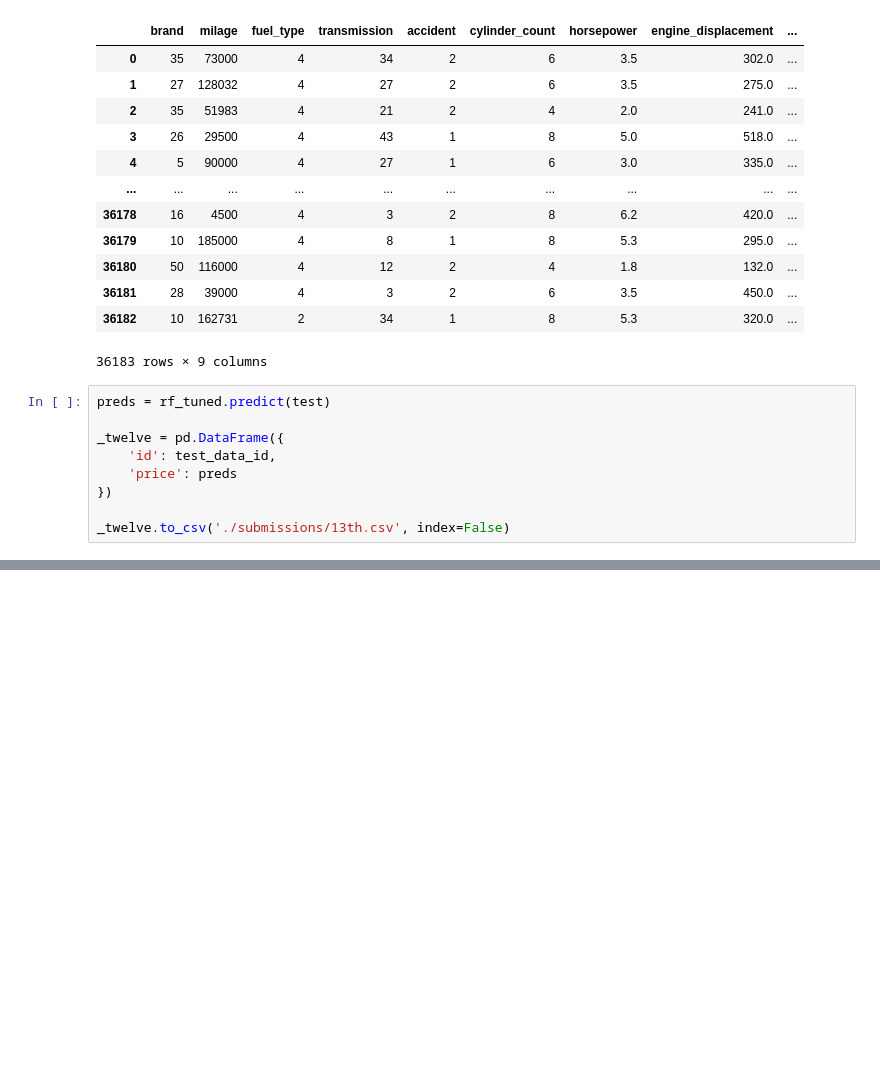
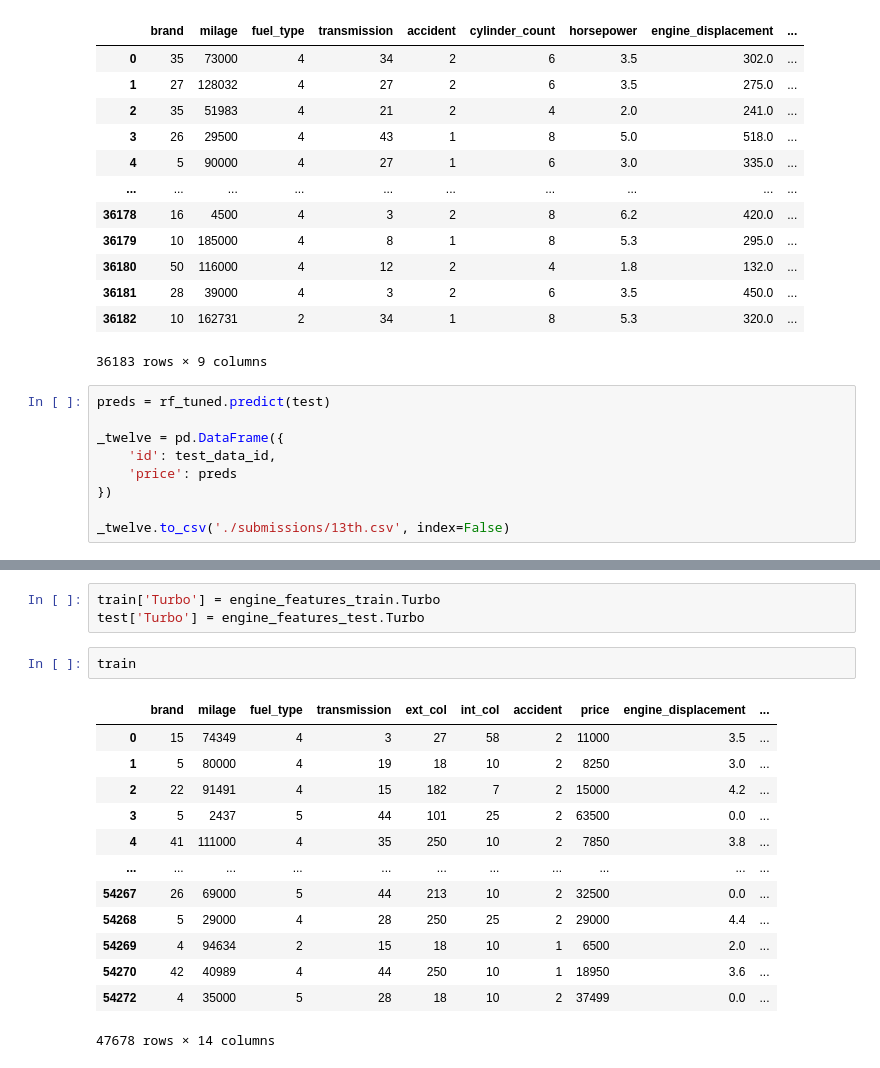
Before and after one commit to othnielche/KaggleX-Skill-Assessment-Challenge-2024, a Jupyter notebook: KaggleX challenge.ipynb, the cells around one changed output, grey strips where cells are left out. Saved outputs shown, nothing was run; the diff lists cells and outputs as text; blank space fills up the shorter version.

```diff
--- a/KaggleX challenge.ipynb
+++ b/KaggleX challenge.ipynb
@@ -2636,0 +2655,19 @@ Name: count, Length: 1061, dtype: int64
+# %%
+train['Turbo'] = engine_features_train.Turbo
+test['Turbo'] = engine_features_test.Turbo
+# %%
+train
+# %% [output]
+|  | brand | milage | fuel_type | transmission | ext_col | int_col | accident | price | engine_displacement | ... |
+| 0 | 15 | 74349 | 4 | 3 | 27 | 58 | 2 | 11000 | 3.5 | ... |
+| 1 | 5 | 80000 | 4 | 19 | 18 | 10 | 2 | 8250 | 3.0 | ... |
+| 2 | 22 | 91491 | 4 | 15 | 182 | 7 | 2 | 15000 | 4.2 | ... |
+| 3 | 5 | 2437 | 5 | 44 | 101 | 25 | 2 | 63500 | 0.0 | ... |
+| 4 | 41 | 111000 | 4 | 35 | 250 | 10 | 2 | 7850 | 3.8 | ... |
+| ... | ... | ... | ... | ... | ... | ... | ... | ... | ... | ... |
+| 54267 | 26 | 69000 | 5 | 44 | 213 | 10 | 2 | 32500 | 0.0 | ... |
+| 54268 | 5 | 29000 | 4 | 28 | 250 | 25 | 2 | 29000 | 4.4 | ... |
+| 54269 | 4 | 94634 | 2 | 15 | 18 | 10 | 1 | 6500 | 2.0 | ... |
+| 54270 | 42 | 40989 | 4 | 44 | 250 | 10 | 1 | 18950 | 3.6 | ... |
+| 54272 | 4 | 35000 | 5 | 28 | 18 | 10 | 2 | 37499 | 0.0 | ... |
+47678 rows × 14 columns
```
Also changed, not shown: parts of 10 cells of this notebook, 1 other file.
